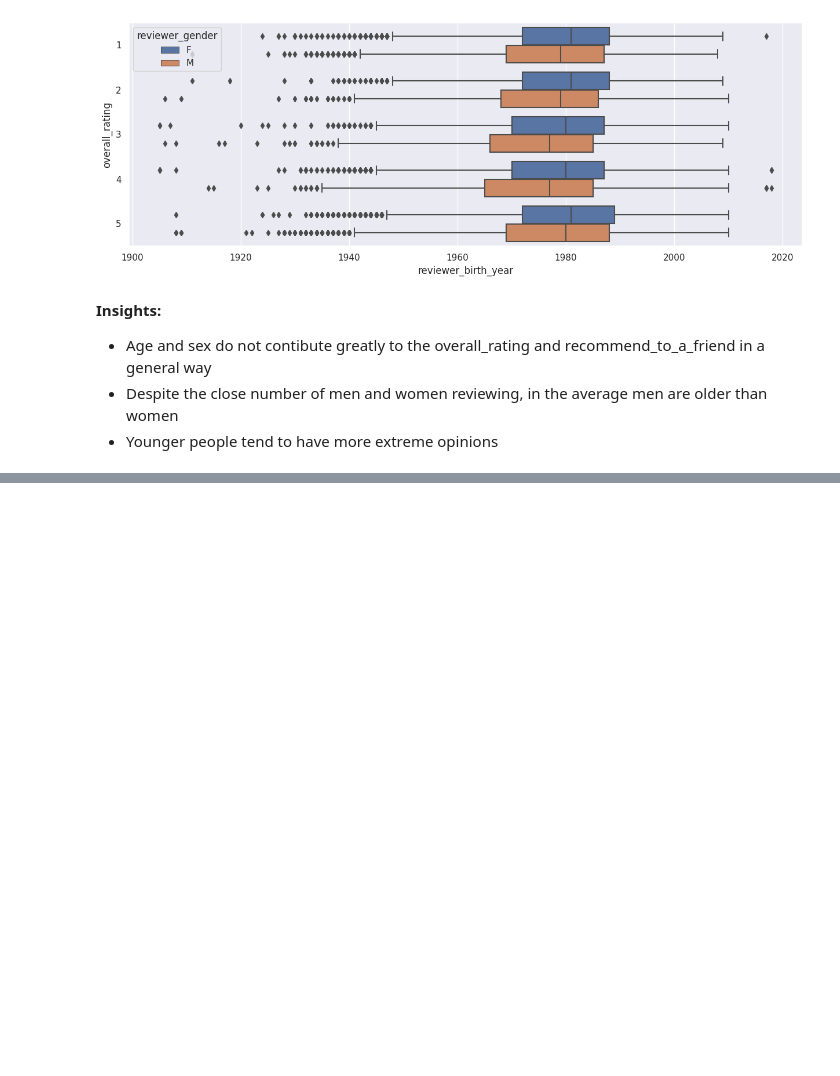
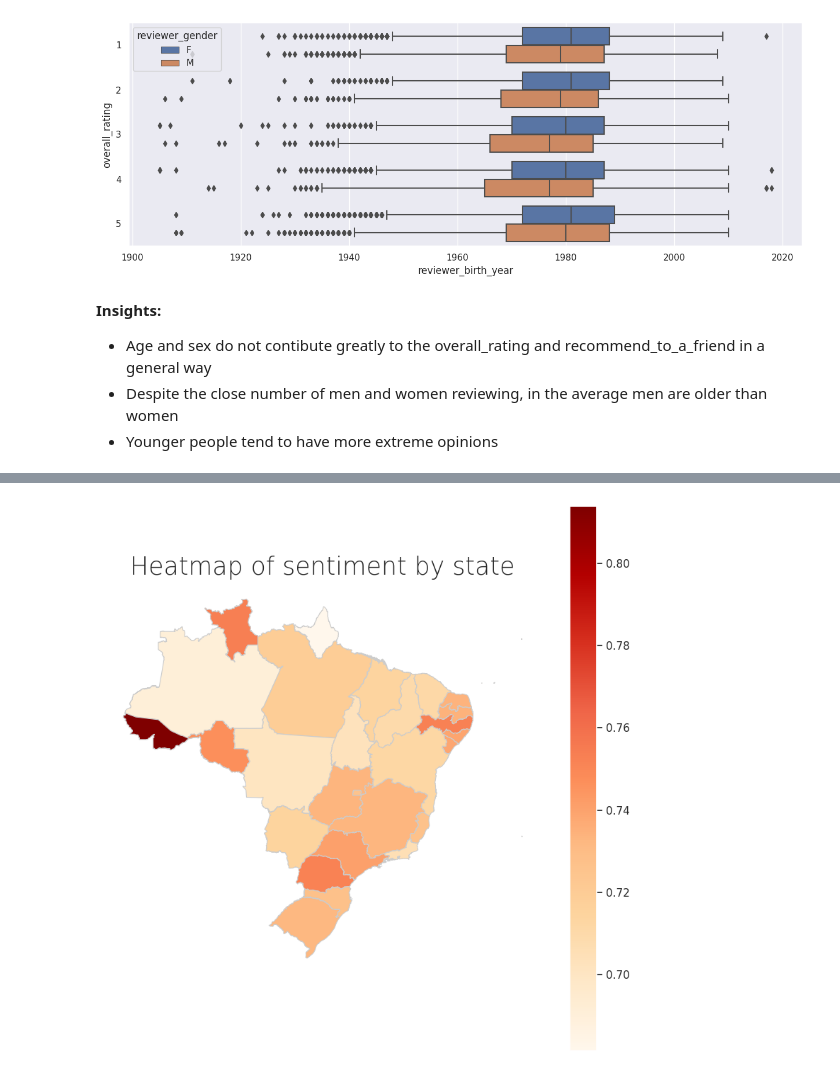
Before and after one commit to gabrielhazeredo/nlp-test-neoway, a Jupyter notebook: analysis/notebooks/data_analysis.ipynb, the cells around one changed output, grey strips where cells are left out. Cells and saved outputs as stored; diff of their text form; code cells hidden in the pictures; blank space fills up the shorter version.

```diff
--- a/analysis/notebooks/data_analysis.ipynb
+++ b/analysis/notebooks/data_analysis.ipynb
@@ -401,0 +447,3 @@ plt.show()
+# %%
+states_sentiment = create_sentiment(df_features, 'reviewer_state')
+states_sentiment.head(5)
@@ -401,0 +457,4 @@ plt.show()
+# %%
+plot_heatmap(states_sentiment, column='sentiment', title='Heatmap of sentiment by state')
+# %% [output]
+[figure, added]
```
Also changed, not shown: parts of 14 cells of this notebook.
